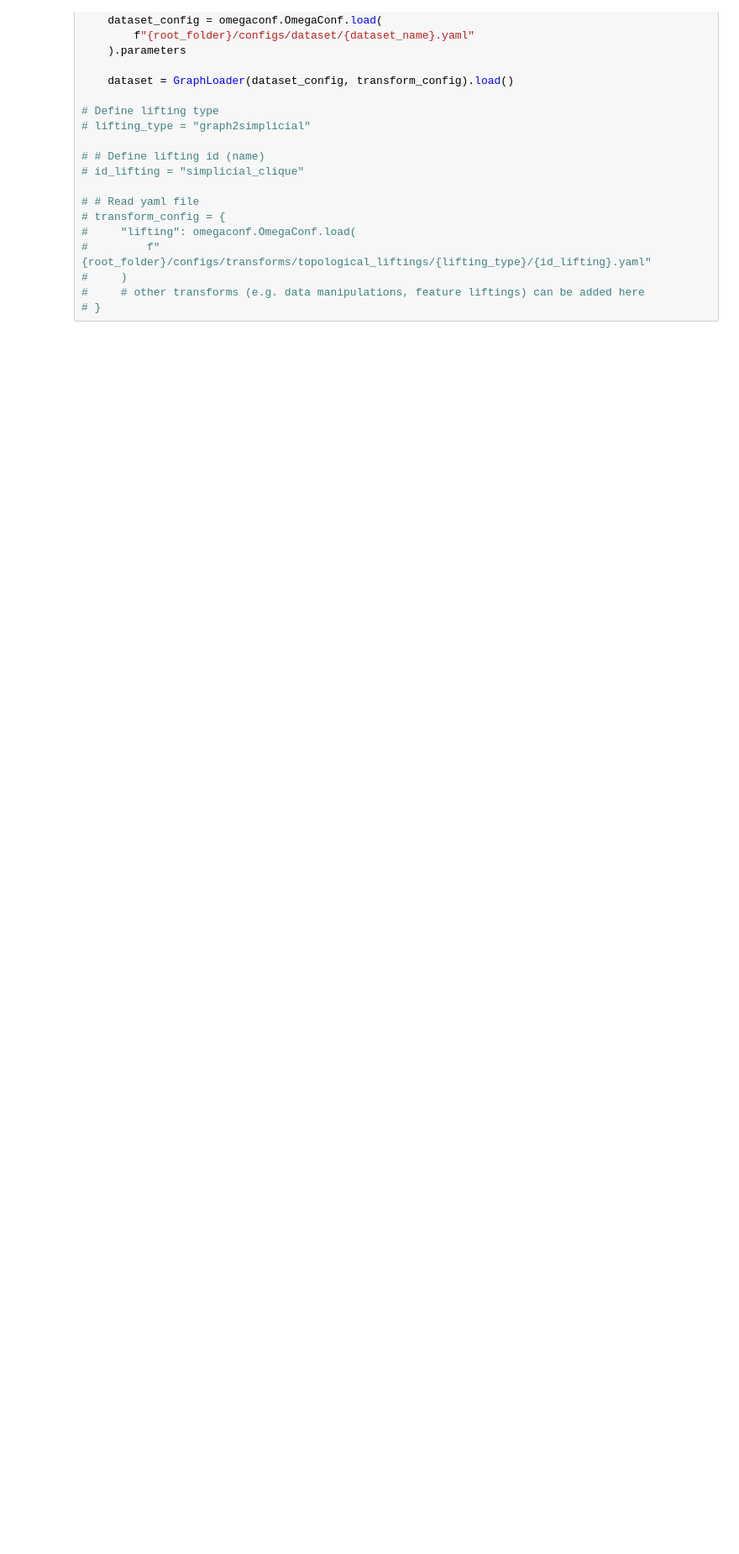
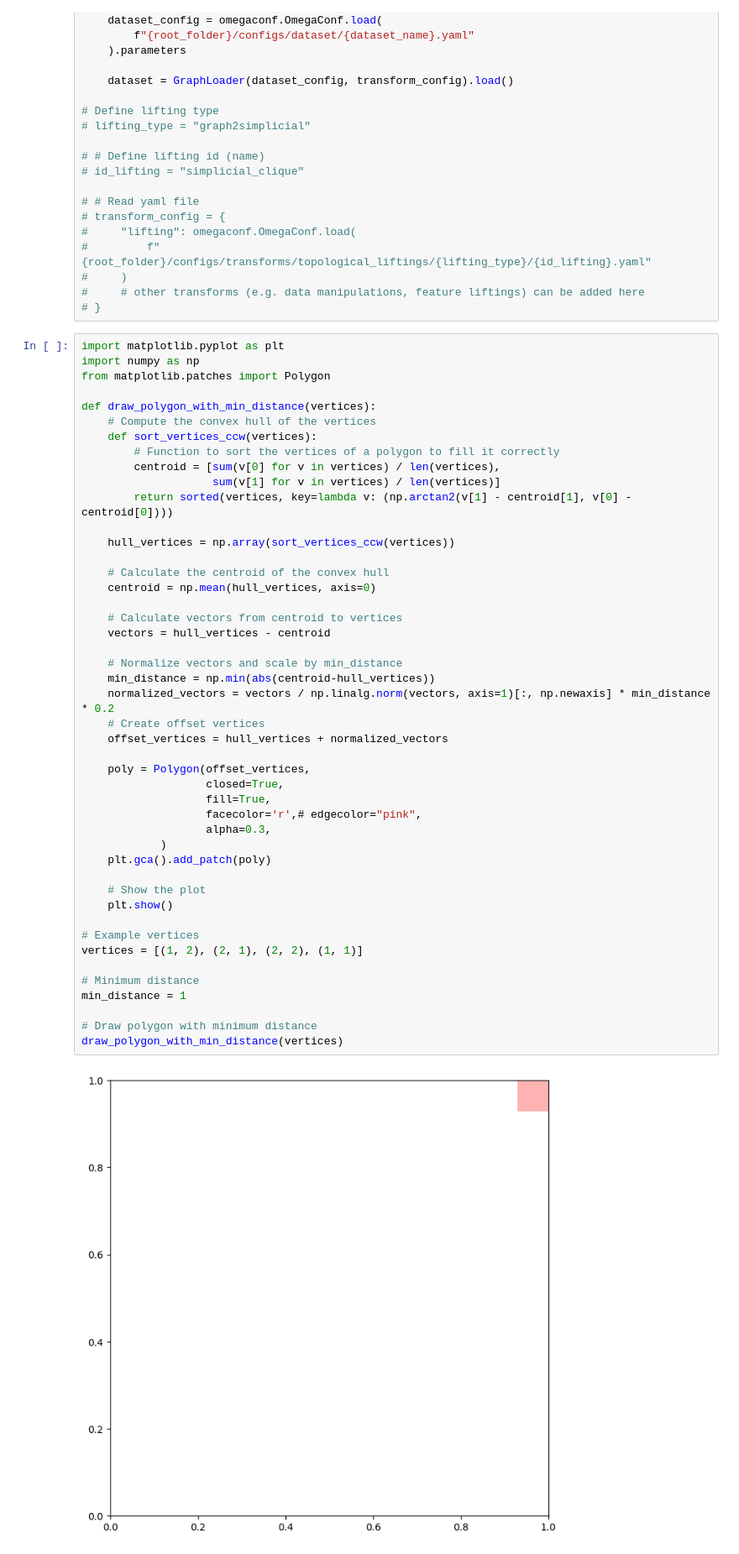
Before and after one commit to pyt-team/challenge-icml-2024, a Jupyter notebook: tutorials/graph2hypergraph/khop_lifting.ipynb, the cells around one changed output. Shown at 84% size. Cells and saved outputs as stored; diff of their text form; blank space fills up the shorter version.

```diff
--- a/tutorials/graph2hypergraph/khop_lifting.ipynb
+++ b/tutorials/graph2hypergraph/khop_lifting.ipynb
@@ -181,3 +190,51 @@ for dataset_name in dataset_names:
 #     )
 #     # other transforms (e.g. data manipulations, feature liftings) can be added here
 # }
+# %%
+import matplotlib.pyplot as plt
+import numpy as np
+from matplotlib.patches import Polygon
+
+def draw_polygon_with_min_distance(vertices):
+    # Compute the convex hull of the vertices
+    def sort_vertices_ccw(vertices):
+        # Function to sort the vertices of a polygon to fill it correctly
+        centroid = [sum(v[0] for v in vertices) / len(vertices),
+                    sum(v[1] for v in vertices) / len(vertices)]
+        return sorted(vertices, key=lambda v: (np.arctan2(v[1] - centroid[1], v[0] - centroid[0])))
+
+    hull_vertices = np.array(sort_vertices_ccw(vertices))
+
+    # Calculate the centroid of the convex hull
+    centroid = np.mean(hull_vertices, axis=0)
+
+    # Calculate vectors from centroid to vertices
+    vectors = hull_vertices - centroid
+
+    # Normalize vectors and scale by min_distance
+    min_distance = np.min(abs(centroid-hull_vertices))
+    normalized_vectors = vectors / np.linalg.norm(vectors, axis=1)[:, np.newaxis] * min_distance * 0.2
+    # Create offset vertices
+    offset_vertices = hull_vertices + normalized_vectors
+
+    poly = Polygon(offset_vertices,
+                   closed=True,
+                   fill=True,
+                   facecolor='r',# edgecolor="pink",
+                   alpha=0.3,
+            )
+    plt.gca().add_patch(poly)
+
+    # Show the plot
+    plt.show()
+
+# Example vertices
+vertices = [(1, 2), (2, 1), (2, 2), (1, 1)]
+
+# Minimum distance
+min_distance = 1
+
+# Draw polygon with minimum distance
+draw_polygon_with_min_distance(vertices)
+# %% [output]
+[figure, added]
```
Also changed, not shown: parts of 6 cells of this notebook, 2 other files.
